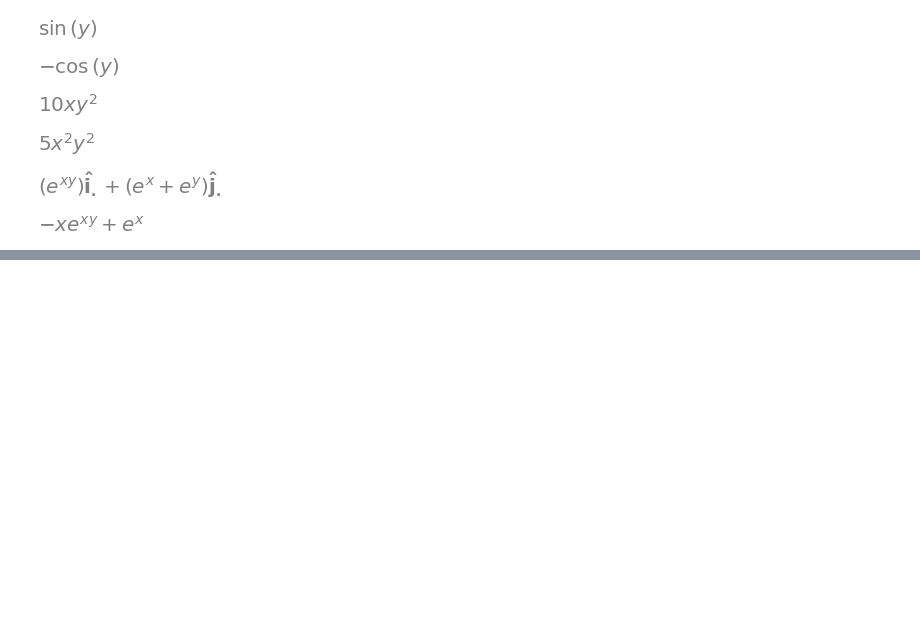
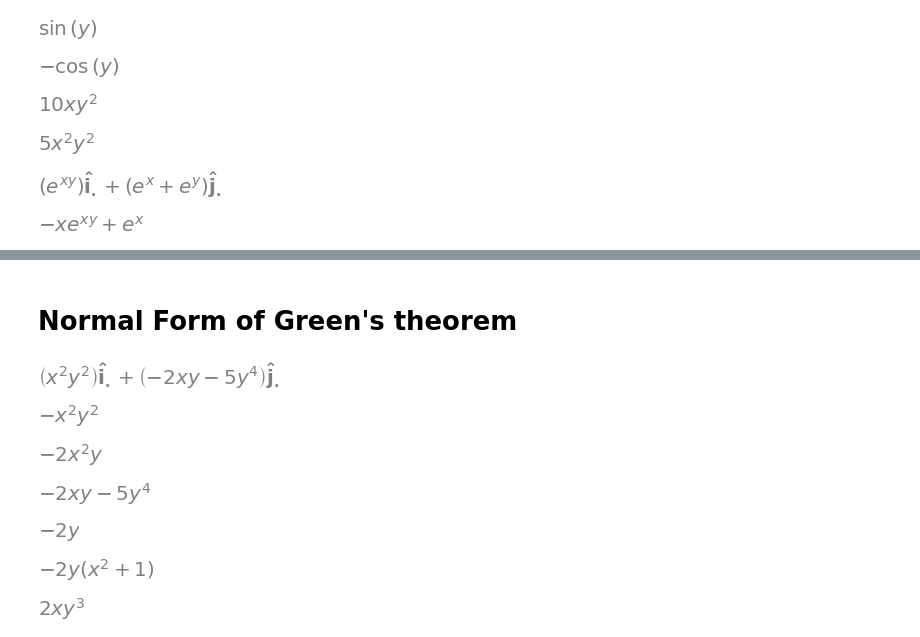
Before and after one commit to jet-c-21/MyMathLab, a Jupyter notebook: MultivarCal/26. Green's Theorem.ipynb, the cells around one changed output, grey strips where cells are left out. Cells and saved outputs as stored; diff of their text form; code cells hidden in the pictures; blank space fills up the shorter version.

```diff
--- a/MultivarCal/26. Green's Theorem.ipynb
+++ b/MultivarCal/26. Green's Theorem.ipynb
@@ -98,0 +121,30 @@ integrand
+# %% [markdown]
+# Normal Form of Green's theorem
+# %%
+C = CoordSys3D('.')
+vf = (x**2 * y**2) * C.i + (-5*y**4 - 2 *x *y) * C.j
+vf
+
+Q = - vf.coeff(C.i)
+Q
+Q_dy = Q.diff(y)
+Q_dy
+
+P = vf.coeff(C.j)
+P
+P_dx = P.diff(x)
+P_dx
+
+integrand = P_dx + Q_dy
+integrand.factor()
+# %% [output]
+[figure, added]
+[figure, added]
+[figure, added]
+[figure, added]
+[figure, added]
+[figure, added]
+# %%
+(2*y**3).integrate(x)
+# %% [output]
+[figure, added]
```
Also changed, not shown: parts of 3 cells of this notebook, 1 other file.
